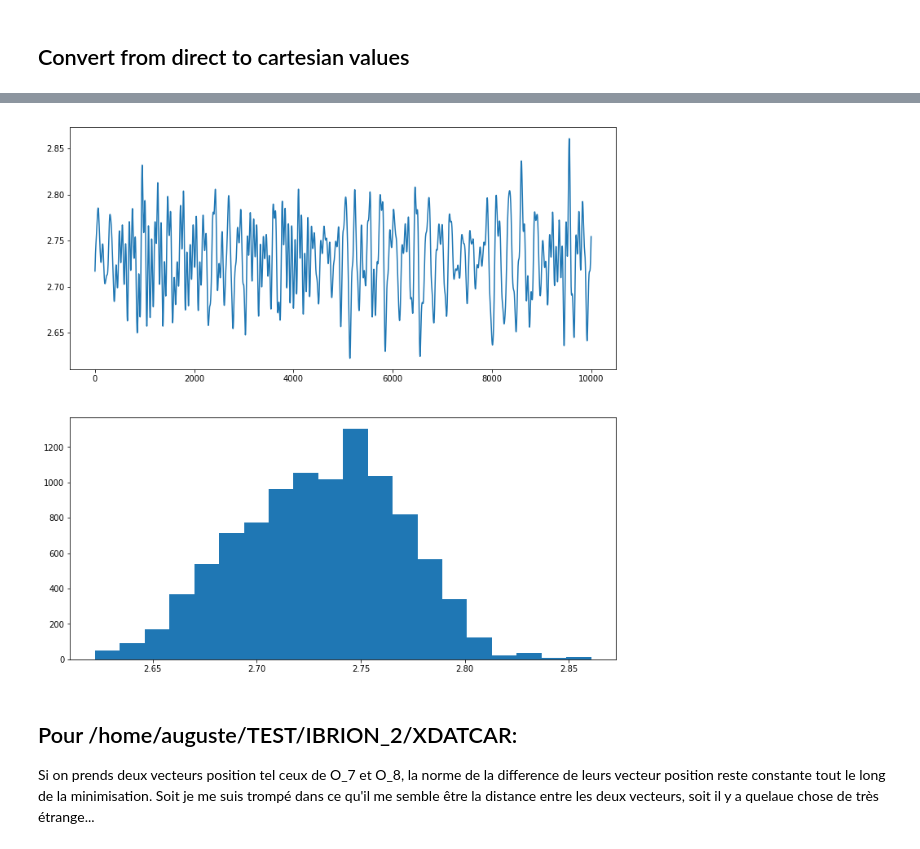
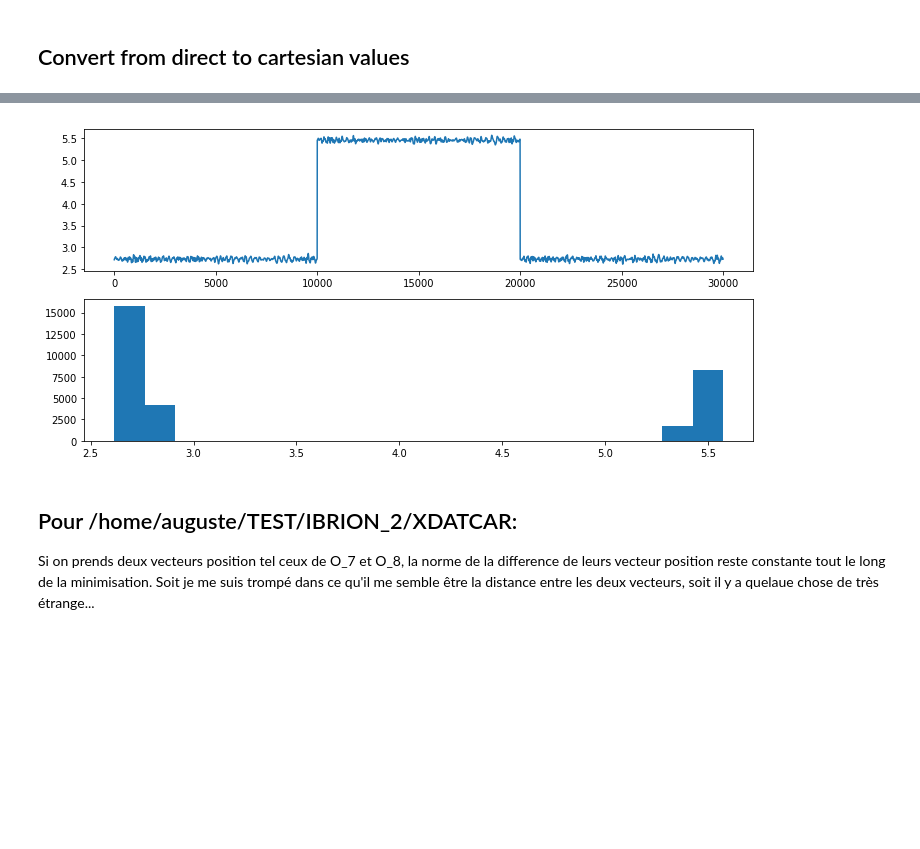
Before and after one commit to augtetenoire/Github_folder, a Jupyter notebook: Python_scripts/Sandbox.ipynb, the cells around one changed output, grey strips where cells are left out. Cells and saved outputs as stored; diff of their text form; code cells hidden in the pictures; blank space fills up the shorter version.

Commit message:
function distance. miss the problem of vicinity...

```diff
--- a/Python_scripts/Sandbox.ipynb
+++ b/Python_scripts/Sandbox.ipynb
@@ -272,17 +272,60 @@ print(configuration_cartesian[0][:,:])
 
 
 distance = []
-#element_plot = ['O5','O6','O7','O8']
-element_plot = ['O5','O6']
+
+# list_of_elements = ['O5','O6','O7']
+# element_plot = list_of_elements
+# element_remove = list_of_elements
+
+element_plot = ['O5','O6','O7']
+element_remove = ['O5','O6','O7']
+
+# while len(element_remove) != 1:
+#     for i in element_plot:
+#         print('while element_plot :', element_plot)
+#         print('while element remove :', element_remove)
+#         ion_index = ion_label.index(i)
+#         print('i ',i)
+#         print('ion_index for i ',ion_index)
+#         element_remove.remove(i)
+#         for j in element_remove:
+#             second_ion_index = ion_label.index(j)
+#             print('j ',j)
+#             print('second_ion_index for j ',second_ion_index)
+#             for k in range(config_number):
+#                 distance.append(np.linalg.norm(configuration_cartesian[k][ion_index,:]-configuration_cartesian[k][second_ion_index,:]))
+
+
+
+# plt.figure(1,figsize=(12,12))
+# plt.subplot(411)
+# plt.plot(distance)
+# plt.subplot(412)
+# plt.hist(distance,bins=20)
+# print('Distance mean: ', np.mean(distance))
+
+
+# print('')
+# print('')
+
+
+
+# distance = []
+# element_plot = ['O5','O6','O7']
+# element_remove = element_plot
 for i in element_plot:
-    print(element_plot)
-    if len(element_plot) == 1:
+    print('element_plot in i ',element_plot)
+    if len(element_remove) == 1:
             break
     ion_index = ion_label.index(i)
-    element_plot.remove(i)
-    for k in element_plot:
-        print(element_plot)
+    print('ion index in i ',ion_index)
+    element_remove.remove(i)
+    print('element_remove in i ',element_remove)
+
+    for k in element_remove:
+
         second_ion_index=ion_label.index(k)
+        print('second_ion_index in k ',second_ion_index)
         for j in range(config_number):
             distance.append(np.linalg.norm(configuration_cartesian[j][ion_index,:]-configuration_cartesian[j][second_ion_index,:]))
 
@@ -290,13 +333,9 @@ for i in element_plot:
 
 
 plt.figure(1,figsize=(12,12))
-plt.subplot(211)
-plt.plot(range(config_number),distance)
-plt.subplot(212)
+plt.subplot(413)
+plt.plot(distance)
+plt.subplot(414)
 plt.hist(distance,bins=20)
-
-
-
 print('Distance mean: ', np.mean(distance))
-#print(distance)
 # %% [output]
@@ -306,4 +353,4 @@ Distance mean:  2.7304468637572974
-[figure, old version]
+[figure, new version]
 # %% [markdown]
 Pour /home/auguste/TEST/IBRION_2/XDATCAR:
 -----------------------------------------------------------------------
```
Also changed, not shown: parts of 1 cell of this notebook.
